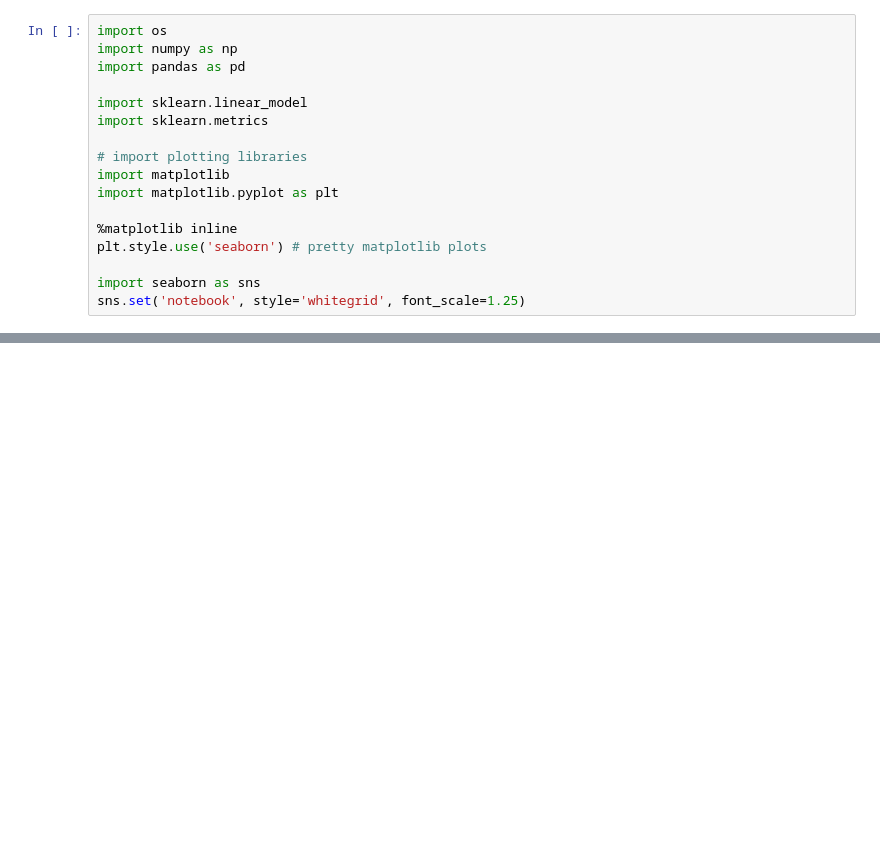
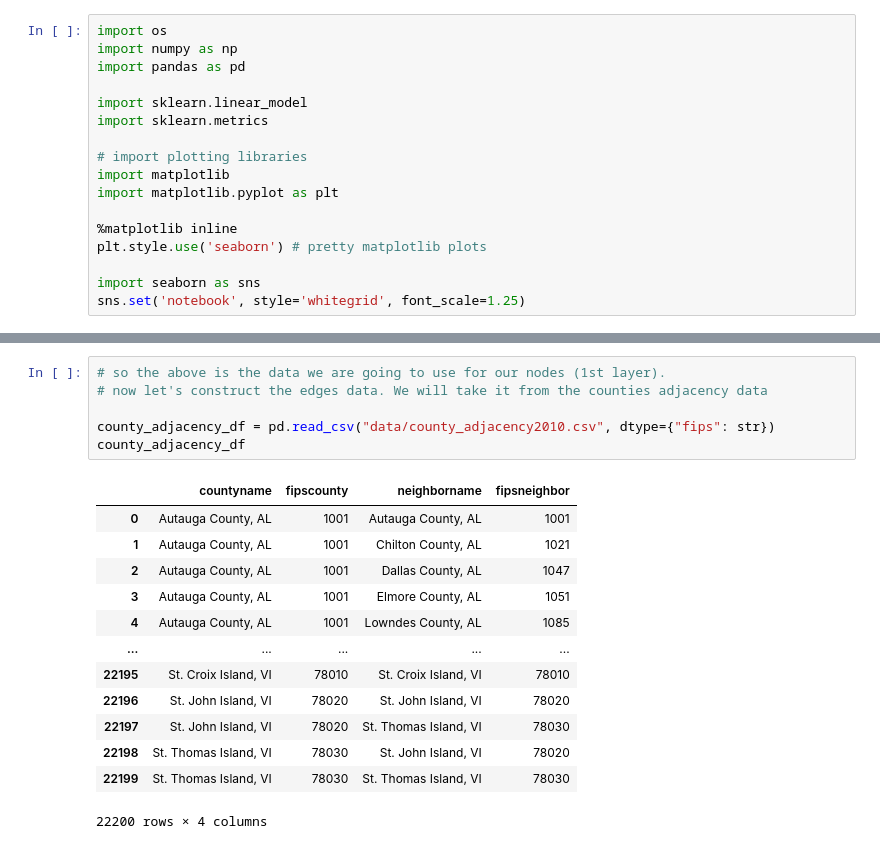
Before and after one commit to kamibrumi/hackviolet2021, a Jupyter notebook: test_analysis.ipynb, the cells around one changed output, grey strips where cells are left out. Saved outputs shown, nothing was run; the diff lists cells and outputs as text; blank space fills up the shorter version.

Commit message:
constructing nodes and edges for gnn

```diff
--- a/test_analysis.ipynb
+++ b/test_analysis.ipynb
@@ -31,0 +181,20 @@ data.head()
+# %%
+# so the above is the data we are going to use for our nodes (1st layer).
+# now let's construct the edges data. We will take it from the counties adjacency data
+
+county_adjacency_df = pd.read_csv("data/county_adjacency2010.csv", dtype={"fips": str})
+county_adjacency_df
+# %% [output]
+|  | countyname | fipscounty | neighborname | fipsneighbor |
+| 0 | Autauga County, AL | 1001 | Autauga County, AL | 1001 |
+| 1 | Autauga County, AL | 1001 | Chilton County, AL | 1021 |
+| 2 | Autauga County, AL | 1001 | Dallas County, AL | 1047 |
+| 3 | Autauga County, AL | 1001 | Elmore County, AL | 1051 |
+| 4 | Autauga County, AL | 1001 | Lowndes County, AL | 1085 |
+| ... | ... | ... | ... | ... |
+| 22195 | St. Croix Island, VI | 78010 | St. Croix Island, VI | 78010 |
+| 22196 | St. John Island, VI | 78020 | St. John Island, VI | 78020 |
+| 22197 | St. John Island, VI | 78020 | St. Thomas Island, VI | 78030 |
+| 22198 | St. Thomas Island, VI | 78030 | St. John Island, VI | 78020 |
+| 22199 | St. Thomas Island, VI | 78030 | St. Thomas Island, VI | 78030 |
+22200 rows × 4 columns
```
Also changed, not shown: parts of 19 cells of this notebook, 3 other files.
